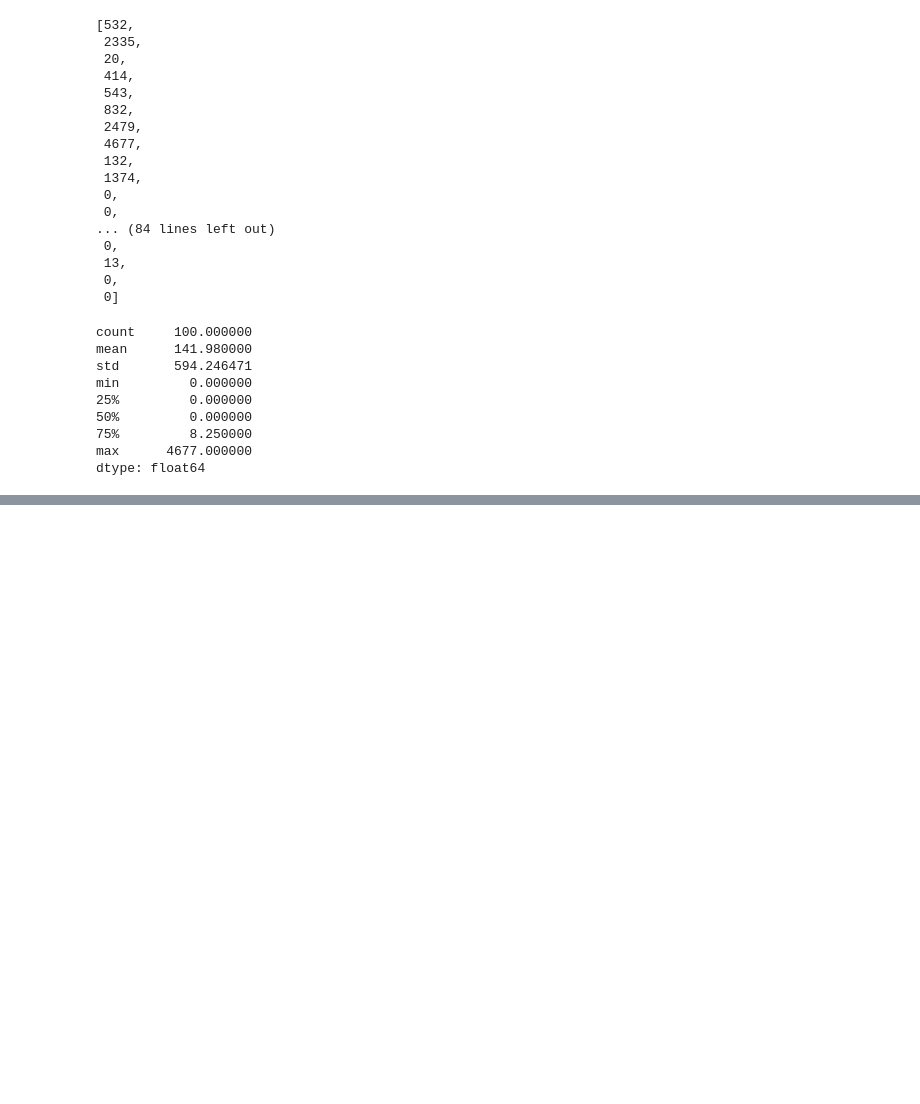
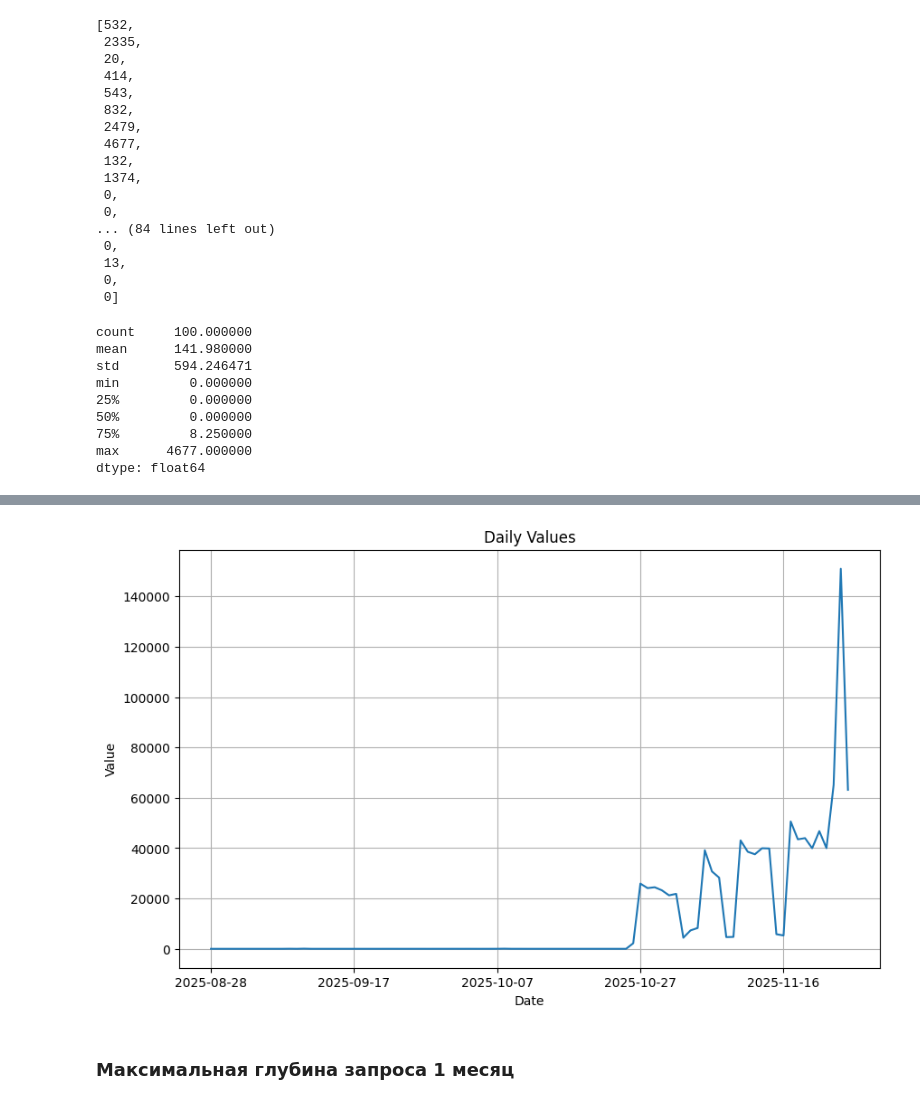
Before and after one commit to lusm554/skill-lens, a Jupyter notebook: airflow/hhru_api_examples.ipynb, the cells around one changed output, grey strips where cells are left out. Saved outputs shown, nothing was run; the diff lists cells and outputs as text; code cells hidden in the pictures; blank space fills up the shorter version.

Commit message:
add count of /vacancies per day for last 90 days

```diff
--- a/airflow/hhru_api_examples.ipynb
+++ b/airflow/hhru_api_examples.ipynb
@@ -795,0 +800,5 @@ dtype: float64
+# %%
+dates_pd = pd.date_range(end=pd.Timestamp.now().date(), periods=90)
+# Форматируем в строки YYYY-MM-DD
+formatted_dates = dates_pd.strftime('%Y-%m-%d').tolist()
+print(formatted_dates)
@@ -795,0 +807,19 @@ dtype: float64
+# %%
+%%time
+vacancies_count_per_day = list()
+for report_dt in tqdm(formatted_dates):
+    # ISO 8601 (YYYY-MM-DD) или с точностью до секунды YYYY-MM-DDThh:mm:ss±hhmm
+    # date_from = f"2025-11-{day:02d}"
+    date_from = date_to = report_dt
+    # number <= 100, default 10
+    per_page = 100
+    query_params = {
+        "date_from": date_from,
+        "date_to": date_to,
+        "per_page": per_page,
+    }
+    vacancies = get("https://api.hh.ru/vacancies", params=query_params)
+    vacancies_response_info = {key: vacancies.get(key, 'Not found') for key in vacancies.keys() if key!='items'}
+    # pp(vacancies_response_info)
+    vacancies_count_per_day.append(vacancies_response_info['found'])
+    time.sleep(.5)
@@ -795,0 +845,12 @@ dtype: float64
+# %%
+s = pd.Series(vacancies_count_per_day)
+s.index = formatted_dates
+s.plot(kind='line', figsize=(10, 6), title='Daily Values')
+plt.xlabel('Date')
+plt.ylabel('Value')
+plt.grid(True)
+plt.show()
+# %% [output]
+[figure, added]
+# %% [markdown]
+### Максимальная глубина запроса 1 месяц
```
Also changed, not shown: parts of 7 cells of this notebook, 2 other files.
